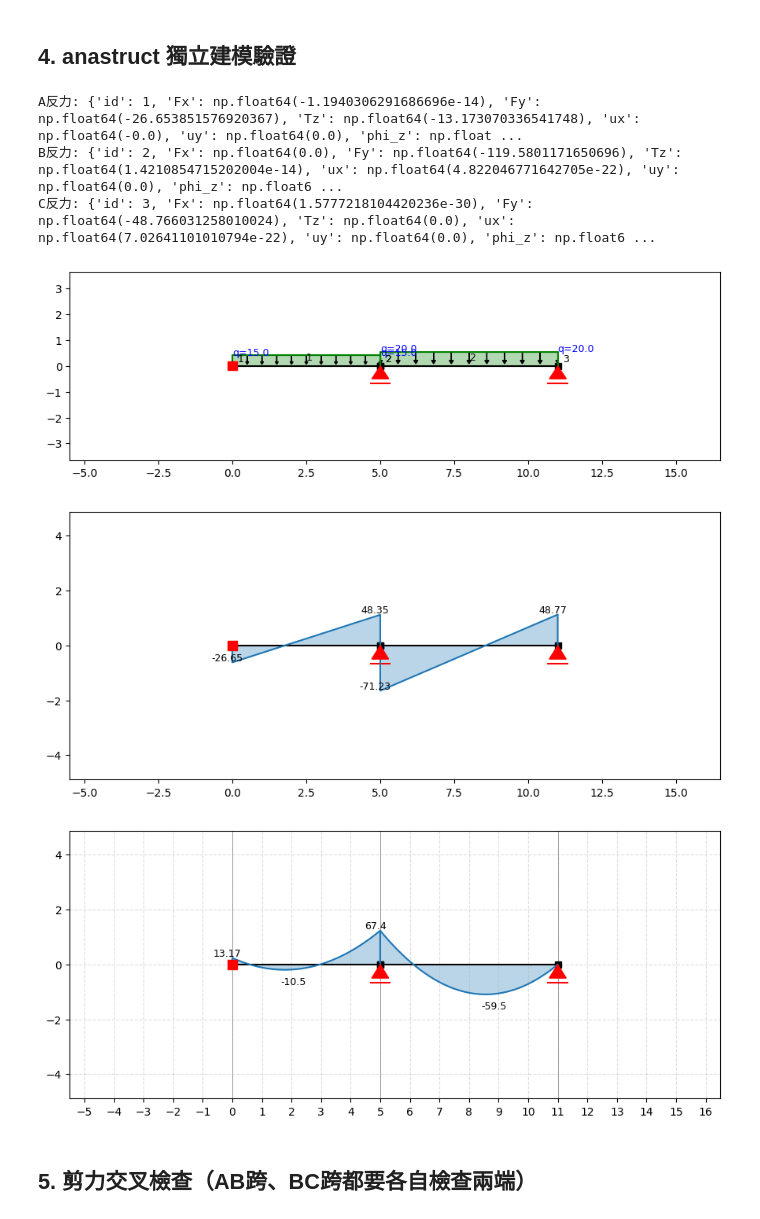
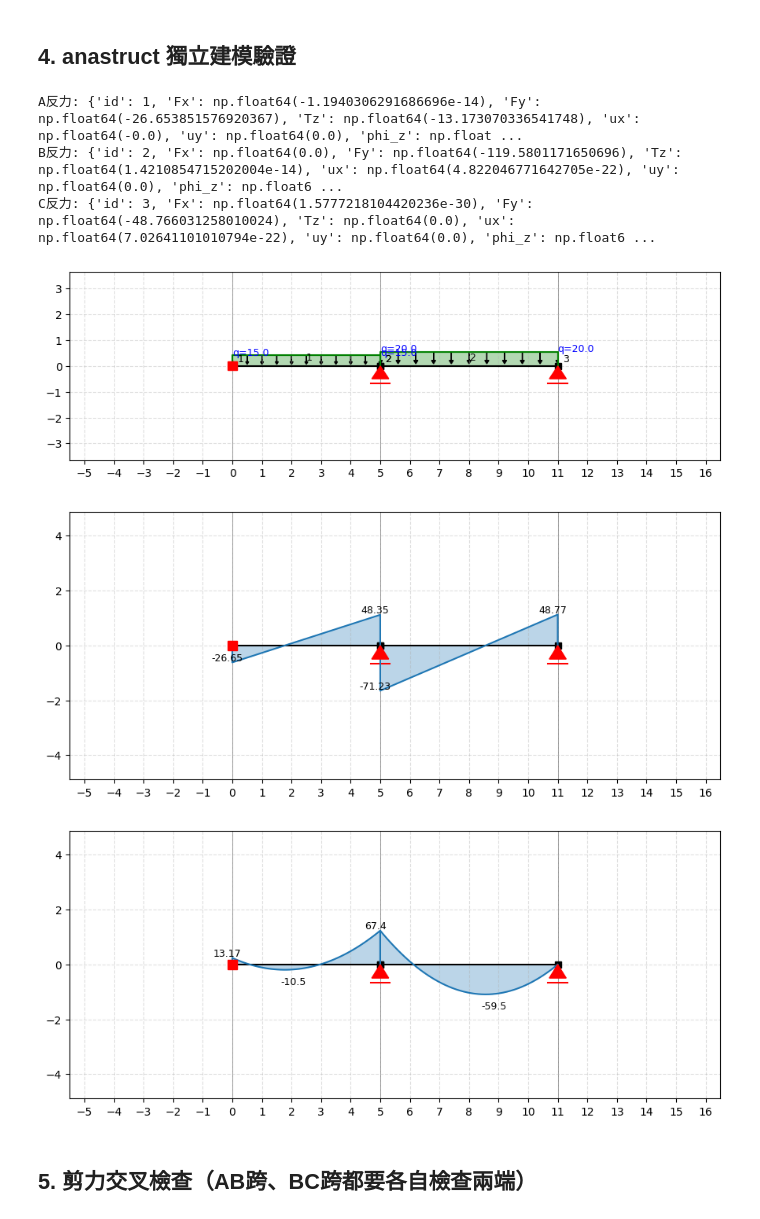
Before and after one commit to zhixiu0223/slope_deflection_framework, a Jupyter notebook: notebooks/Case-02-two-span-beam.ipynb, the cells around one changed output. Cells and saved outputs as stored; diff of their text form; code cells hidden in the pictures.

```diff
--- a/notebooks/Case-02-two-span-beam.ipynb
+++ b/notebooks/Case-02-two-span-beam.ipynb
@@ -595,40 +595,48 @@ A端固定，$\theta_A=0$，不是未知量；B是**連續**的中間支承(不
 # %%
 from anastruct import SystemElements
 import matplotlib.pyplot as plt
 import matplotlib.ticker as mticker
 
 L1, L2, w1, w2 = 5.0, 6.0, 15.0, 20.0
 ss = SystemElements(EA=1e8, EI=15000.0)
 ss.add_element(location=[[0, 0], [L1, 0]])
 ss.add_element(location=[[L1, 0], [L1 + L2, 0]])
 ss.add_support_fixed(node_id=1)
 ss.add_support_roll(node_id=2, direction='x')
 ss.add_support_roll(node_id=3, direction='x')
 ss.q_load(element_id=1, q=-w1)
 ss.q_load(element_id=2, q=-w2)
 ss.solve()
 
 print("A反力:", ss.get_node_results_system(1))
 print("B反力:", ss.get_node_results_system(2))
 print("C反力:", ss.get_node_results_system(3))
 
-ss.show_structure(figsize=(9, 3))
-ss.show_shear_force(figsize=(9, 4))
+def apply_grid(fig, supports):
+    ax = fig.axes[0]
+    ax.xaxis.set_major_locator(mticker.MultipleLocator(1))
+    ax.grid(True, linestyle='--', alpha=0.4)
+    for x in supports:
+        ax.axvline(x, color='gray', lw=0.6, zorder=0)
+    return fig
 
-fig = ss.show_bending_moment(show=False, figsize=(9, 4))
-ax = fig.axes[0]
-ax.xaxis.set_major_locator(mticker.MultipleLocator(1))
-ax.grid(True, linestyle='--', alpha=0.4)
-ax.axvline(0, color='gray', lw=0.6, zorder=0)
-ax.axvline(L1, color='gray', lw=0.6, zorder=0)
-ax.axvline(L1 + L2, color='gray', lw=0.6, zorder=0)
+fig_s = ss.show_structure(show=False, figsize=(9, 3))
+apply_grid(fig_s, [0, L1, L1 + L2])
 plt.show()
+
+fig_v = ss.show_shear_force(show=False, figsize=(9, 4))
+apply_grid(fig_v, [0, L1, L1 + L2])
+plt.show()
+
+fig_m = ss.show_bending_moment(show=False, figsize=(9, 4))
+apply_grid(fig_m, [0, L1, L1 + L2])
+plt.show()
 # %% [output]
 A反力: {'id': 1, 'Fx': np.float64(-1.1940306291686696e-14), 'Fy': np.float64(-26.653851576920367), 'Tz': np.float64(-13.173070336541748), 'ux': np.float64(-0.0), 'uy': np.float64(0.0), 'phi_z': np.float ...
 B反力: {'id': 2, 'Fx': np.float64(0.0), 'Fy': np.float64(-119.5801171650696), 'Tz': np.float64(1.4210854715202004e-14), 'ux': np.float64(4.822046771642705e-22), 'uy': np.float64(0.0), 'phi_z': np.float6 ...
 C反力: {'id': 3, 'Fx': np.float64(1.5777218104420236e-30), 'Fy': np.float64(-48.766031258010024), 'Tz': np.float64(0.0), 'ux': np.float64(7.02641101010794e-22), 'uy': np.float64(0.0), 'phi_z': np.float6 ...
-[figure, old version]
+[figure, new version]
-[figure, old version]
+[figure, new version]
 [figure]
 # %% [markdown]
 ## 5. 剪力交叉檢查（AB跨、BC跨都要各自檢查兩端）
```
Also changed, not shown: 3 other files.
